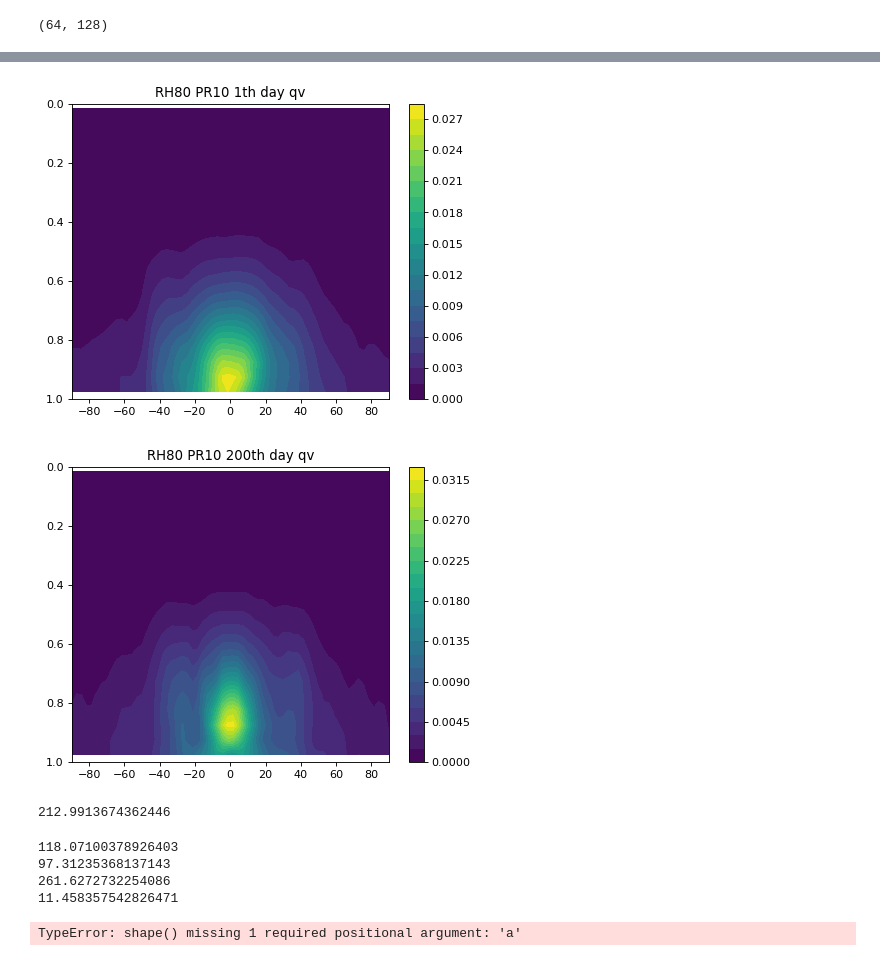
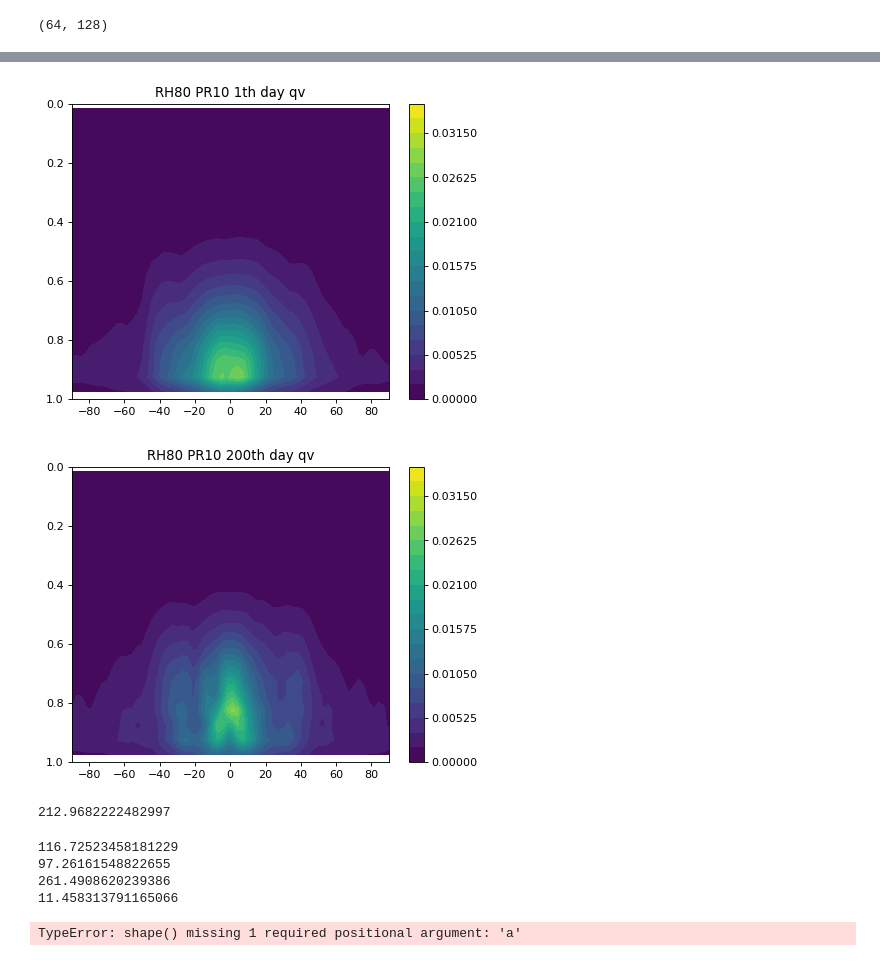
Before and after one commit to PeterChang1023/Dycore_Master, a Jupyter notebook: dycore/IdealizeSpetral.jl/exp/HSt42/check_spinupday.ipynb, the cells around one changed output, grey strips where cells are left out. Saved outputs shown, nothing was run; the diff lists cells and outputs as text; code cells hidden in the pictures.

```diff
--- a/dycore/IdealizeSpetral.jl/exp/HSt42/check_spinupday.ipynb
+++ b/dycore/IdealizeSpetral.jl/exp/HSt42/check_spinupday.ipynb
@@ -130,8 +130,8 @@ class Dycore:
 
         return np.nanmean(self.factor3, axis=(1,3))
 # %%
-file = "test_all.dat"
-time = np.linspace(0,5,5)
+file = "50day_test_final.dat"
+time = np.linspace(0,50,50)
 y    = np.linspace(-90,90,64)
 
 yy, tt = np.meshgrid(y,time)
@@ -775,41 +775,41 @@ for i in range(10,20,10):
     plt.figure(dpi=80.)
     qv_mean1 = np.nanmean(qv[0,:,:,:], axis=(2))
     # qv_mean2 = np.nanmean(qv[2,:,:,:], axis=(0,3))
 
 
-    CS = plt.contourf(yy, sigma_mean2, (qv_mean1), levels=np.linspace(0,0,035,21))
+    CS = plt.contourf(yy, sigma_mean2, (qv_mean1), levels=np.linspace(0,0.035,21))
     plt.colorbar(CS)
     plt.title(f"RH80 PR{pr} 1th day qv")
 
     plt.ylim([1,0])
     plt.show()
 for i in range(10,20,10):
     pr = i
     dycore = Dycore(file)
     yy, sigma_mean2 = dycore.yy, dycore.sigma_mean2
 
     qv = dycore.qv
     qv_n = dycore.qv_n
 
 
     plt.figure(dpi=80.)
     qv_mean1 = np.nanmean(qv[-1,:,:,:], axis=(2))
     # qv_mean2 = np.nanmean(qv[2,:,:,:], axis=(0,3))
 
 
-    CS = plt.contourf(yy, sigma_mean2, (qv_mean1), levels=21)
+    CS = plt.contourf(yy, sigma_mean2, (qv_mean1), levels=np.linspace(0,0.035,21))
     plt.colorbar(CS)
     plt.title(f"RH80 PR{pr} 200th day qv")
 
     plt.ylim([1,0])
     plt.show()
 # %% [output]
-[figure, old version]
+[figure, new version]
-[figure, old version]
+[figure, new version]
 # %%
 np.nanmax(np.nanmean(z[:,19,:,:], axis=1))
 # %% [output]
-212.9913674362446
+212.9682222482997
 # %%
 np.nanmax(np.nanmean(z[:,19,:,:], axis=1))
 tv = t[:,19,:,:] * (1+0.608*qv[:,19,:,:])
@@ -820,10 +820,10 @@ print(np.nanmin(za))
 print(np.nanmin(tv))
 print(np.nanmin(np.log(ps[:,0,:,:])))
 # %% [output]
-118.07100378926403
-97.31235368137143
-261.6272732254086
-11.458357542826471
+116.72523458181229
+97.26161548822655
+261.4908620239386
+11.458313791165066
 # %%
 
 rho = dycore.rho
```
Also changed, not shown: parts of 9 cells of this notebook, 2 other files.
